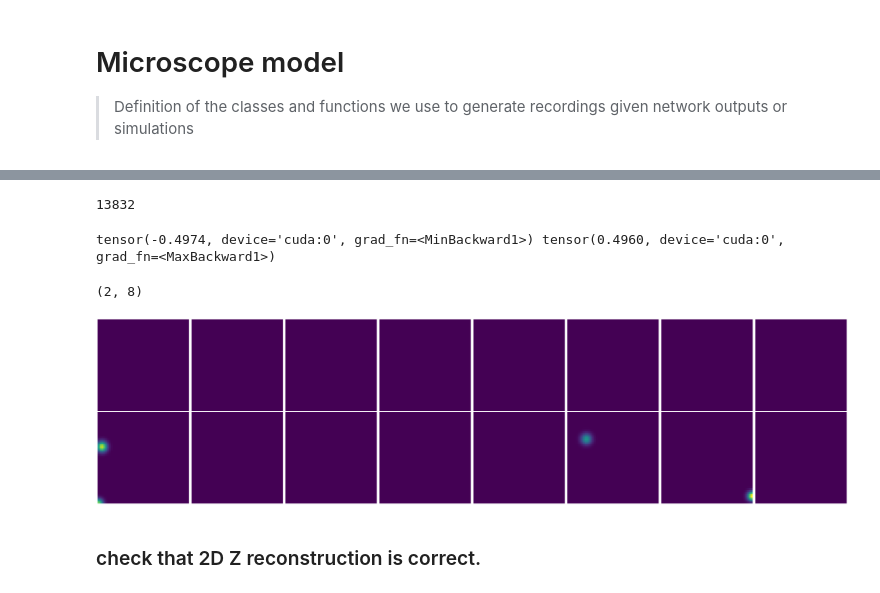
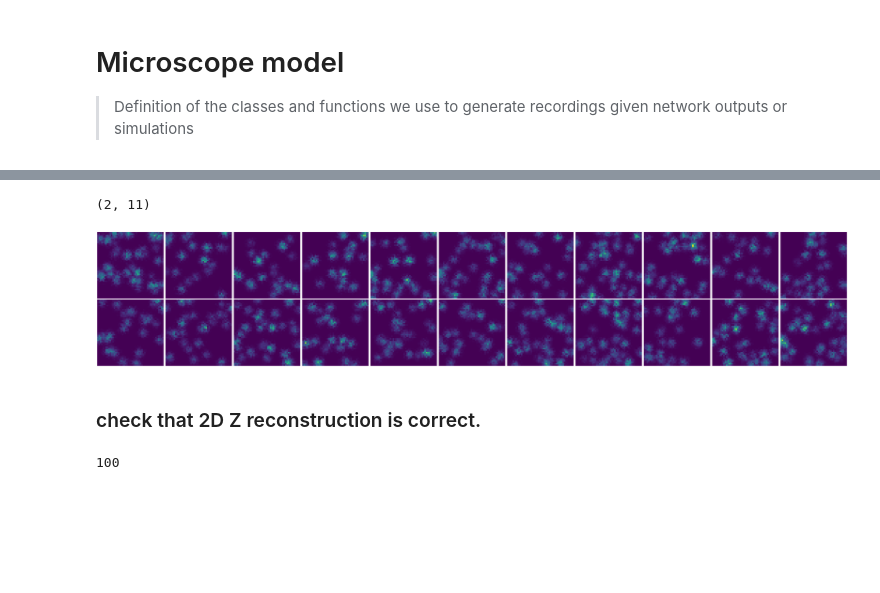
Before and after one commit to TuragaLab/decode_fish, a Jupyter notebook: nbs/02_microscope.ipynb, the cells around one changed output, grey strips where cells are left out. Cells and saved outputs as stored; diff of their text form; code cells hidden in the pictures; blank space fills up the shorter version.

```diff
--- a/nbs/02_microscope.ipynb
+++ b/nbs/02_microscope.ipynb
@@ -227,3 +323,5 @@ def _place_psf(psf_vols, b, ch, z, y, x, output_shape):
+# %%
+locations, psf, output_shape = micro(locs_3d, x_os_3d, y_os_3d, z_os_3d, ints_3d, output_shape, eval_=True, add_noise=True)
 # %%
 def swap_psf_vol(psf, vol):
     state_dict = psf.state_dict()
@@ -265,9 +363,6 @@ channel_shifts True
 theta_par True
 psf_vol True
 # %%
-from decode_fish.funcs.merfish_eval import *
-bench_df, code_ref, targets = get_benchmark()
-code_inds = np.stack([np.nonzero(c)[0] for c in code_ref])
+from decode_fish.funcs.exp_specific import *
+bench_df, code_ref, targets = get_merfish_mop(n_genes=100)
-# %% [output]
-13832
 # %%
@@ -277,48 +372,15 @@ df = sample_to_df(locs_3d, x_os_3d, y_os_3d, z_os_3d, ints_3d, codes, px_size_zy
 # %%
-xsim, psf_s = micro(locs_3d, x_os_3d, y_os_3d, z_os_3d, ints_3d, output_shape, eval_=True, add_noise=True)
+for _ in range(1):
+    xsim, psf_s = micro(locs_3d, x_os_3d, y_os_3d, z_os_3d, ints_3d, output_shape, eval_=True, add_noise=True)
-# %% [output]
-tensor(-0.4974, device='cuda:0', grad_fn=<MinBackward1>) tensor(0.4960, device='cuda:0', grad_fn=<MaxBackward1>)
-# %%
-def plot_channels(volume, n_rows=1, proj_func=np.max, size=6, vmax=None, display=True):
-
-    if torch.is_tensor(volume):
-        plot_vol = volume.detach().cpu().numpy()
-    else:
-        plot_vol = volume
-
-    for _ in range(plot_vol.ndim - 4):
-        plot_vol = plot_vol.squeeze(0)
-
-    ch,z,y,x = plot_vol.shape
-    n_cols = ch//n_rows
-
-    size_y = size * n_rows
-    size_x = size * n_cols
-
-    fig, axes = plt.subplots(n_rows, n_cols, figsize=(size_x,size_y))
-    plt.subplots_adjust(hspace=0.0,wspace=0.05)
-    print(axes.shape)
-    if vmax is None:
-        vmax = plot_vol.max()
-
-    for i in range(n_rows):
-        for j in range(n_cols):
-
-            im = axes[i, j].imshow(proj_func(plot_vol[i*n_cols + j], 0),vmax=vmax)
-            axes[i, j].axis('off')
-
-#     fig.colorbar(im)
-
-    plt.tight_layout()
-
-    if not display: plt.close(fig)
-
-    return fig
 # %%
-plot_channels(xsim, 2, display=False)
+plot_channels(xsim[0], 2, display=False)
 # %% [output]
-(2, 8)
+(2, 11)
-[figure, old version]
+[figure, new version]
 # %% [markdown]
 ### check that 2D Z reconstruction is correct.
+# %%
+len(x_os_3d)
+# %% [output]
+100
 # %%
```
Also changed, not shown: parts of 23 cells of this notebook, 42 other files.
